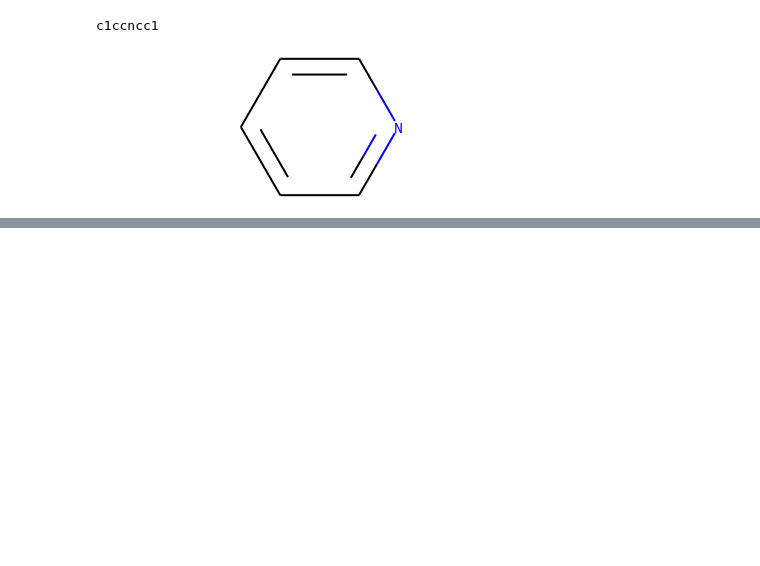
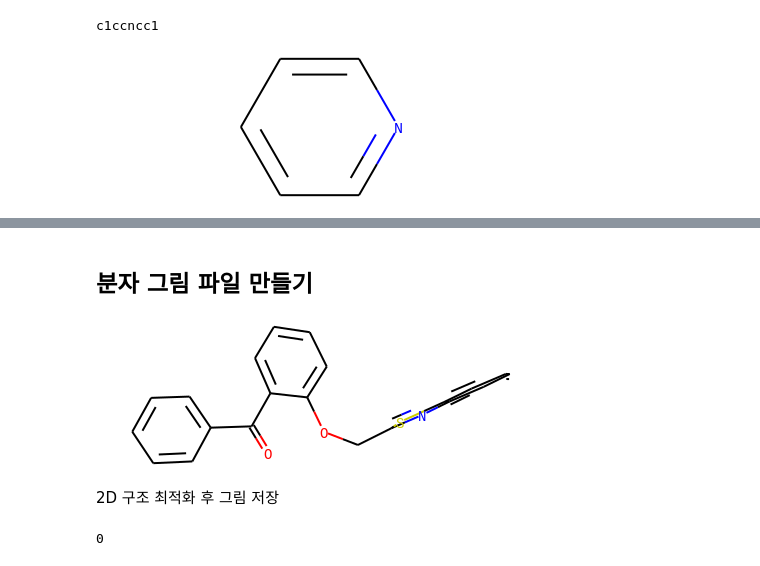
Before and after one commit to youngmook/cheminfo-python, a Jupyter notebook: cheminfo_in_python.ipynb, the cells around one changed output, grey strips where cells are left out. Cells and saved outputs as stored; diff of their text form; code cells hidden in the pictures; blank space fills up the shorter version.

```diff
--- a/cheminfo_in_python.ipynb
+++ b/cheminfo_in_python.ipynb
@@ -443,0 +503,2 @@ c1ccncc1
+# %% [markdown]
+## 분자 그림 파일 만들기
@@ -443,0 +507,13 @@ c1ccncc1
+# %%
+Draw.MolToFile(theZincMolList[0], 'zinc-001.png')
+theZincMolList[0]
+# %% [output]
+[figure, added]
+# %% [markdown]
+2D 구조 최적화 후 그림 저장
+# %%
+import copy
+theFirstZincMol = copy.deepcopy(theZincMolList[0])
+AllChem.Compute2DCoords(theFirstZincMol)
+# %% [output]
+0
```
Also changed, not shown: parts of 36 cells of this notebook.
